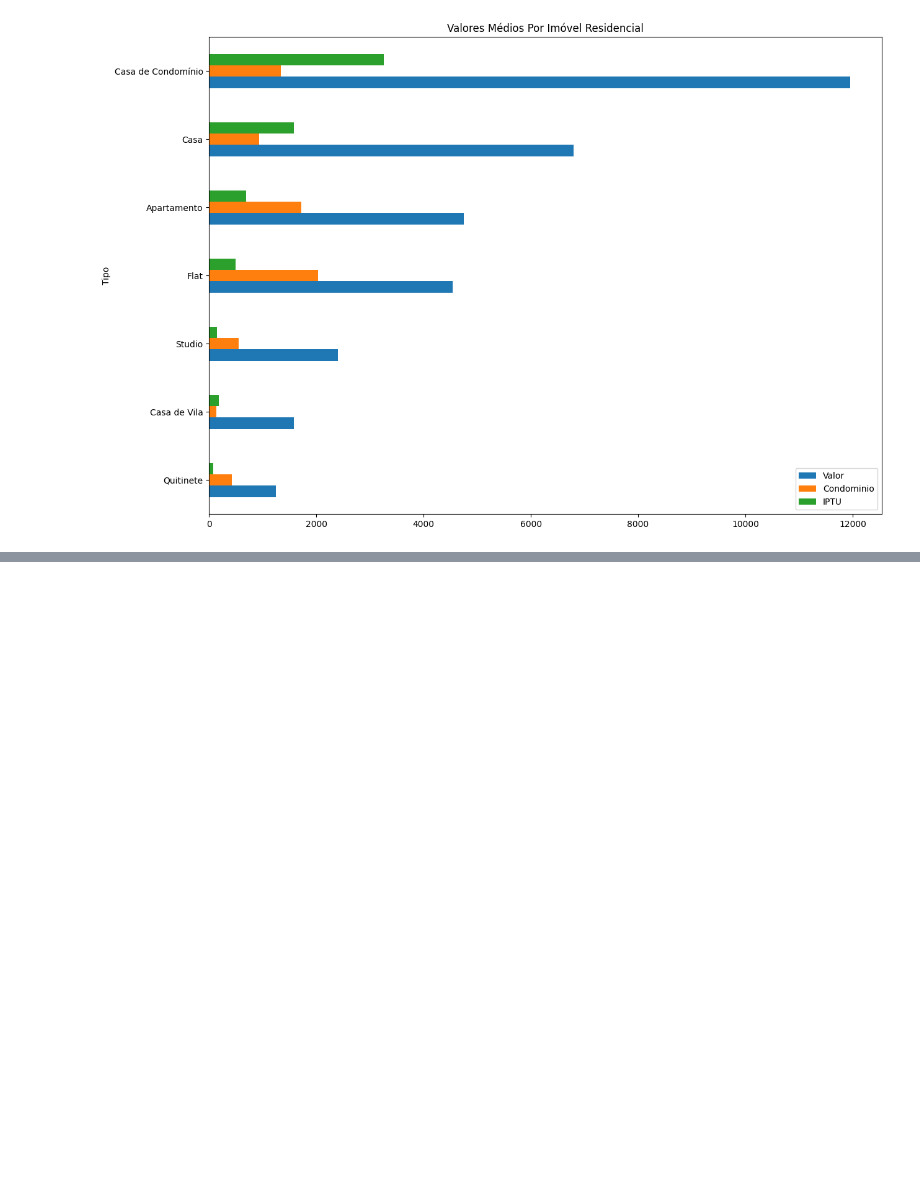
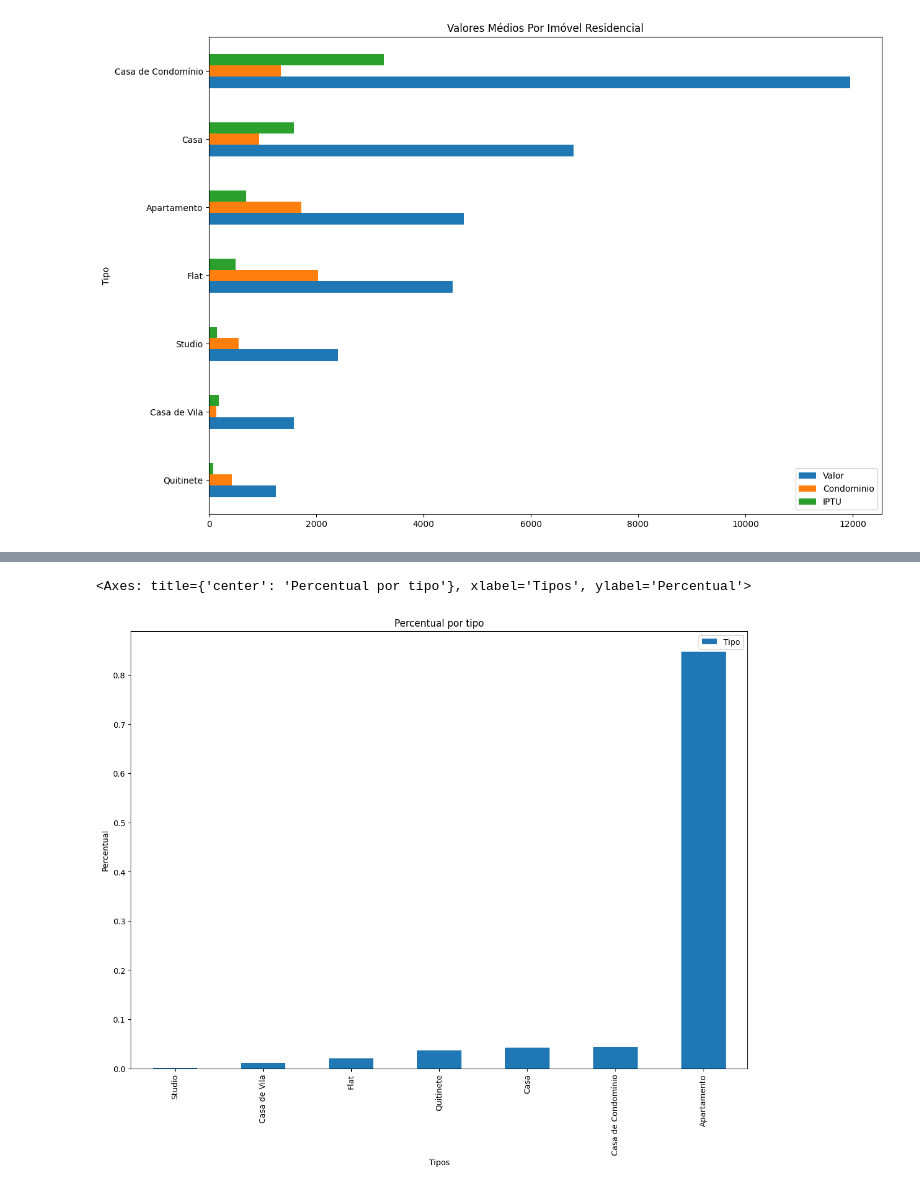
Before and after one commit to carlos-moreno/sandbox-pandas, a Jupyter notebook: introducao_pandas.ipynb, the cells around one changed output, grey strips where cells are left out. Drawn from its saved outputs; the diff is of its cells as text; code cells hidden in the pictures; blank space fills up the shorter version.

Commit message:
Verificando o percentual por tipo

```diff
--- a/introducao_pandas.ipynb
+++ b/introducao_pandas.ipynb
@@ -141,0 +167,6 @@ df_preco_imovel_residencial.plot(title="Valores Médios Por Imóvel Residencial"
+# %%
+df_percentual_tipo = df_imoveis_residencial.Tipo.value_counts(normalize=True).to_frame().sort_values('Tipo')
+df_percentual_tipo.plot(title="Percentual por tipo", kind='bar', figsize=(14,10), xlabel='Tipos', ylabel='Percentual')
+# %% [output]
+<Axes: title={'center': 'Percentual por tipo'}, xlabel='Tipos', ylabel='Percentual'>
+[figure, added]
```
Also changed, not shown: parts of 5 cells of this notebook.
